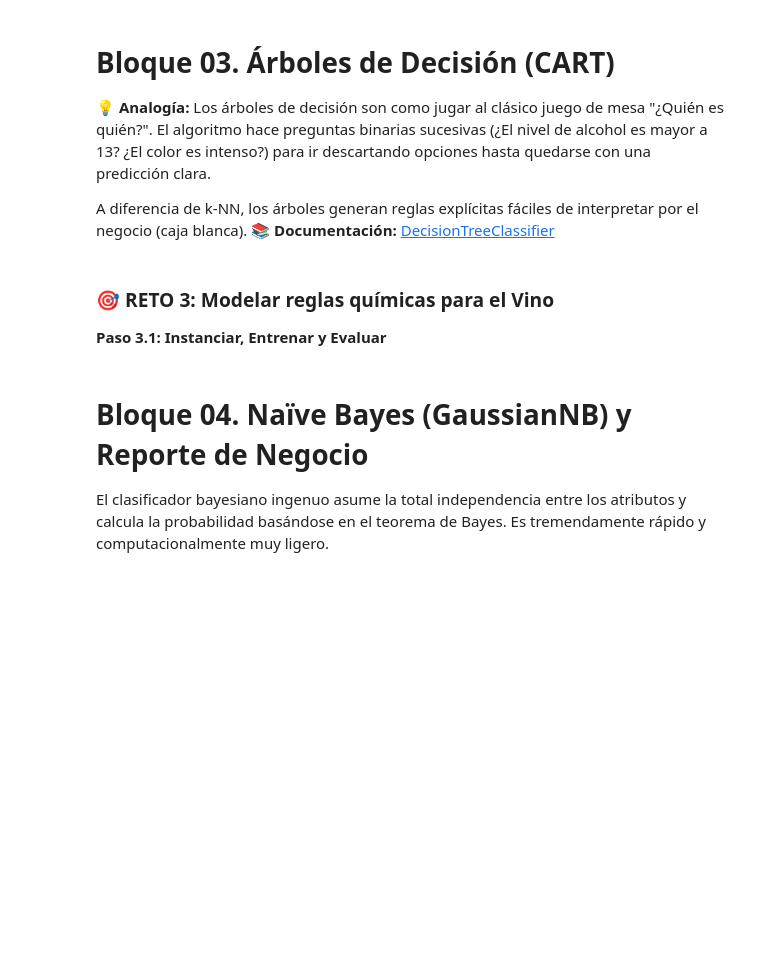
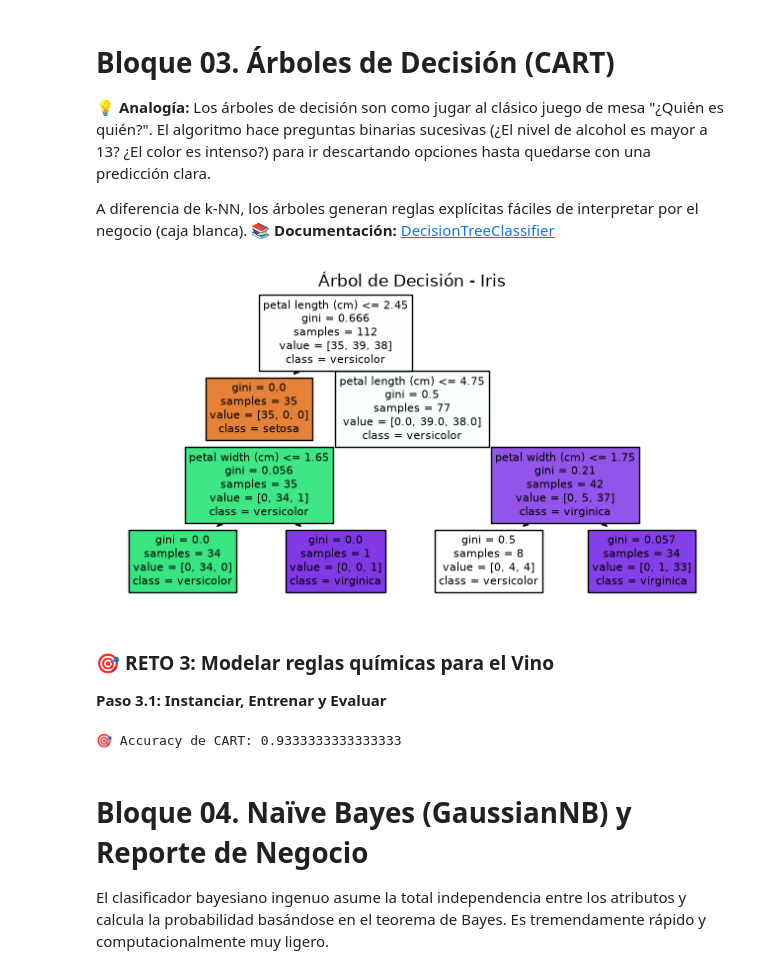
Before and after one commit to FranKnightCEU/CEU, a Jupyter notebook: Sistemas de aprendizaje aut/Unidad02_Practica_01.ipynb, the cells around one changed output. Drawn from its saved outputs; the diff is of its cells as text; code cells hidden in the pictures; blank space fills up the shorter version.

```diff
--- a/Sistemas de aprendizaje aut/Unidad02_Practica_01.ipynb
+++ b/Sistemas de aprendizaje aut/Unidad02_Practica_01.ipynb
@@ -300,6 +324,21 @@ print(f"🎯 Accuracy de k-NN (k=3): {precision_knn}")
 A diferencia de k-NN, los árboles generan reglas explícitas fáciles de interpretar por el negocio (caja blanca).
 📚 **Documentación:** [DecisionTreeClassifier](https://scikit-learn.org/stable/modules/generated/sklearn.tree.DecisionTreeClassifier.html)
 # %%
+# Importamos las herramientas necesarias
+from sklearn.datasets import load_iris
+from sklearn.model_selection import train_test_split
+
+# Cargamos el conjunto de datos Iris
+iris = load_iris()
+
+# Separamos las características (X) y las etiquetas (y)
+X_iris = iris.data
+y_iris = iris.target
+
+# Dividimos los datos en entrenamiento (75%) y prueba (25%)
+X_train_iris, X_test_iris, y_train_iris, y_test_iris = train_test_split(X_iris, y_iris, test_size=0.25, random_state=42)
+
+# ///////////////////////////////////////////////////////////7
 # =====================================================================
 # EJEMPLO GUIADO: Árbol de Decisión (CART) en Iris
 # =====================================================================
@@ -312,33 +351,35 @@ import matplotlib.pyplot as plt
 
 # 1. INSTANCIAR EL MODELO
 # Creamos el objeto del árbol de decisión pasando por parámetros 'random_state=123' para asegurar la reproducibilidad
 # y 'max_depth=3' para limitar la profundidad máxima de las ramas y evitar el sobreajuste (overfitting).
 cart_iris = DecisionTreeClassifier(random_state=123, max_depth=3)
 
 # 2. FASE DE ENTRENAMIENTO
 # Ajustamos el modelo pasando por parámetros los datos de estudio: la matriz de características (X_train_iris)
 # y el vector de etiquetas reales (y_train_iris), para que el algoritmo aprenda las reglas de partición jerárquica.
 cart_iris.fit(X_train_iris, y_train_iris)
 
 # 3. FASE DE PREDICCIÓN (INFERENCIA)
 # Ponemos a prueba el modelo entrenado pasando por parámetros el conjunto de test (X_test_iris)
 # que el algoritmo jamás ha visto, guardando las predicciones de especies en la variable 'y_pred_cart_iris'.
 y_pred_cart_iris = cart_iris.predict(X_test_iris)
 
 # 4. REPRESENTACIÓN VISUAL DEL ÁRBOL
 # Creamos una figura en blanco indicando sus dimensiones de ancho y alto en pulgadas pasando por parámetros 'figsize=(8, 4)'.
 plt.figure(figsize=(8, 4))
 
 # Dibujamos la estructura jerárquica del árbol pasando por parámetros el modelo entrenado ('cart_iris'),
 # activando 'filled=True' para colorear los nodos según la clase mayoritaria, e indicando los nombres
 # de las características predictivas ('feature_names=iris.feature_names') y las clases objetivo ('class_names=iris.target_names').
 plot_tree(cart_iris, filled=True, feature_names=iris.feature_names, class_names=iris.target_names)
 
 # Añadimos un título descriptivo a la gráfica pasando por parámetros el texto del título.
 plt.title("Árbol de Decisión - Iris")
 
 # Renderizamos y mostramos la ventana gráfica resultante en pantalla.
 plt.show()
+# %% [output]
+[figure, added]
 # %% [markdown]
 ### 🎯 RETO 3: Modelar reglas químicas para el Vino
 **Paso 3.1: Instanciar, Entrenar y Evaluar**
@@ -351,27 +392,30 @@ plt.show()
 # Creamos el objeto del algoritmo Árbol de Decisión (CART) pasando por parámetros 'max_depth=4'
 # para limitar la profundidad máxima de las ramas (evitando sobreajuste) y 'random_state=42'
 # para fijar la semilla aleatoria y garantizar la reproducibilidad exacta de los resultados.
-cart_wine = # TU CÓDIGO AQUÍ
+cart_wine = DecisionTreeClassifier(random_state=123, max_depth=3)
 
 # 2. FASE DE ENTRENAMIENTO
 # Ajustamos el modelo llamando al método '.fit()' y pasando por parámetros los datos de entrenamiento:
 # la matriz de características en bruto (X_train_wine) y el vector de etiquetas reales (y_train_wine),
 # permitiendo que el algoritmo construya las reglas condicionales de partición jerárquica.
-# TU CÓDIGO AQUÍ
+cart_wine.fit(X_train_wine, y_train_wine)
 
 # 3. FASE DE PREDICCIÓN (INFERENCIA)
 # Ponemos a prueba el modelo entrenado llamando al método '.predict()' y pasando por parámetro
 # el conjunto de test reservado (X_test_wine) que el algoritmo jamás ha visto, guardando
 # las clases de vino predichas en la variable 'y_pred_cart_wine'.
-y_pred_cart_wine = # TU CÓDIGO AQUÍ
+y_pred_cart_wine = cart_wine.predict(X_test_wine)
+
 
 # 4. EVALUACIÓN DEL RENDIMIENTO (ACCURACY)
 # Calculamos la exactitud global del modelo comparando las etiquetas reales (y_test_wine)
 # con las predicciones realizadas (y_pred_cart_wine) mediante la función 'accuracy_score()'.
-precision_cart = # TU CÓDIGO AQUÍ
+precision_cart = accuracy_score(y_test_wine, y_pred_cart_wine)
 
 # Imprimimos en consola la métrica de exactitud formateada para verificar el porcentaje de acierto.
 print(f"🎯 Accuracy de CART: {precision_cart}")
+# %% [output]
+🎯 Accuracy de CART: 0.9333333333333333
 # %% [markdown]
 # Bloque 04. Naïve Bayes (GaussianNB) y Reporte de Negocio
 El clasificador bayesiano ingenuo asume la total independencia entre los atributos y calcula la probabilidad basándose en el teorema de Bayes. Es tremendamente rápido y computacionalmente muy ligero.
```
Also changed, not shown: parts of 5 cells of this notebook.
